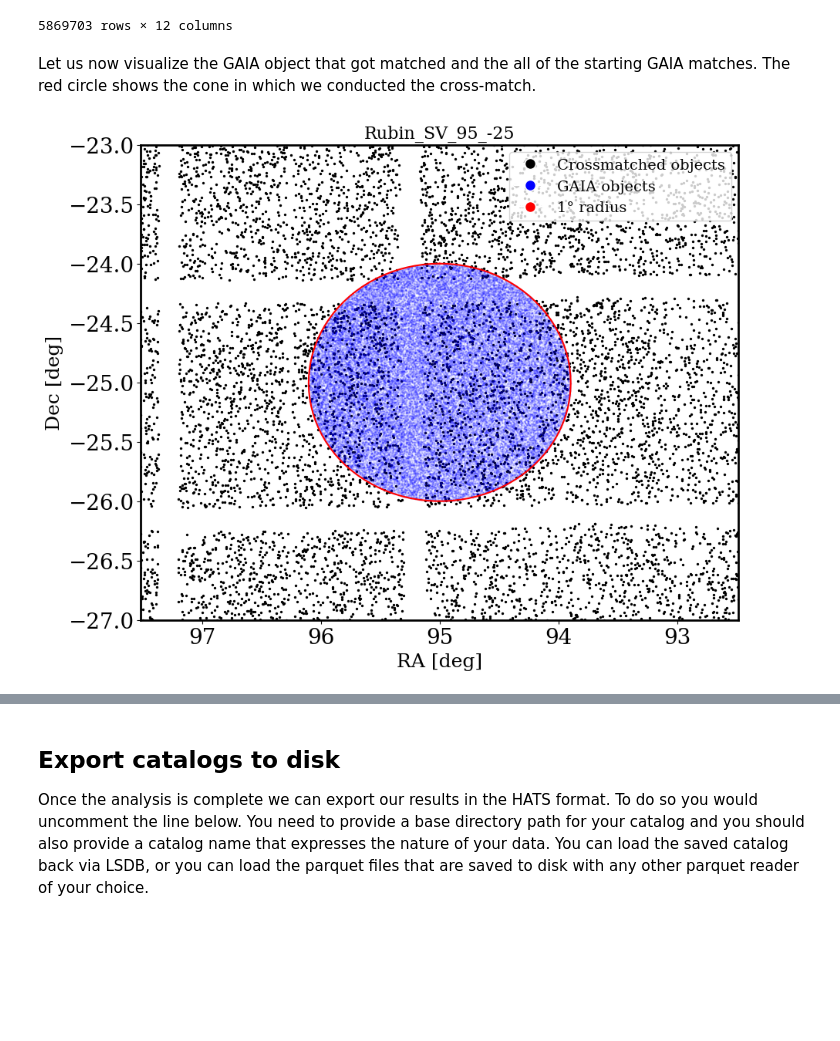
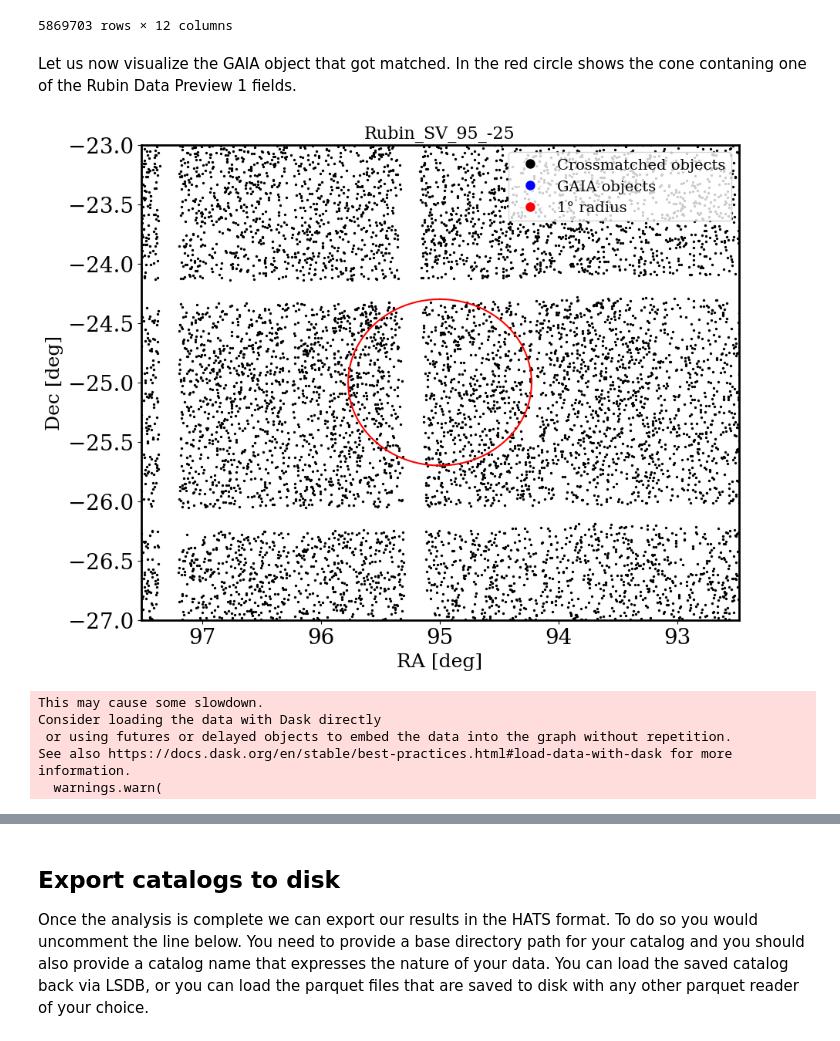
Before and after one commit to lincc-frameworks/midpoint-review, a Jupyter notebook: docs/notebooks/lsdb/Notebook_LSDB_HATS.ipynb, the cells around one changed output, grey strips where cells are left out. Cells and saved outputs as stored; diff of their text form; code cells hidden in the pictures; blank space fills up the shorter version.

Commit message:
added Rubin xmatch

```diff
--- a/docs/notebooks/lsdb/Notebook_LSDB_HATS.ipynb
+++ b/docs/notebooks/lsdb/Notebook_LSDB_HATS.ipynb
@@ -261,7 +258,7 @@ _, ax = ztf_object.plot_pixels(fig=fig)
 # Loop through all six fields and plot them with assigned colors and linestyles
 for name, cone in cones.items():
     color, linestyle = field_styles[name]  # Get assigned color and linestyle
-    cone.plot(edgecolor=color, facecolor="none", label=name, linewidth=2, linestyle=linestyle)
+    cone.plot(edgecolor=color, facecolor="none", label=name, linewidth=3, linestyle=linestyle)
 
 # Add a legend to distinguish the different fields (positioned in the upper right)
 plt.legend(loc="upper right")
@@ -281,7 +278,7 @@ _, ax = ztf_source.plot_pixels(fig=fig2)
 # Loop through all six fields and plot them with assigned colors and linestyles
 for name, cone in cones.items():
     color, linestyle = field_styles[name]  # Get assigned color and linestyle
-    cone.plot(edgecolor=color, facecolor="none", label=name, linewidth=2, linestyle=linestyle)
+    cone.plot(edgecolor=color, facecolor="none", label=name, linewidth=3, linestyle=linestyle)
 
 # Add a legend to distinguish the different fields (positioned in the upper right)
 plt.legend(loc="upper right")
@@ -400,4 +395,4 @@ Wall time: 24min 11s
 # %%
-total = pd.read_parquet("/astro/users/ncaplar/total.parquet")
+gaia_ztf_xmatch = pd.read_parquet("/sdf/home/n/ncaplar/total.parquet")
 # %%
 # this is the dataframe with all the computed objects
@@ -418,7 +413,7 @@ total
 | 3458763847989763944 | 315.032739 | -0.075784 | 0.320514 | 6.255071 | 5604.1304 | 4.536 | ... |
 5869703 rows × 12 columns
 # %% [markdown]
-Let us now visualize the GAIA object that got matched and the all of the starting GAIA matches. The red circle shows the cone in which we conducted the cross-match.
+Let us now visualize the GAIA object that got matched. In the red circle shows the cone contaning one of the Rubin Data Preview 1 fields.
 # %%
 # Define the field center for "Rubin_SV_95_-25"
 ra_center, dec_center = 95.00, -25.00
@@ -428,42 +423,41 @@ center = SkyCoord(ra=ra_center * u.deg, dec=dec_center * u.deg, frame="icrs")
 plt.figure(figsize=(10, 8))
 
 # Main scatter plots
-plt.scatter(total["ra_gaia"].values, total["dec_gaia"].values, color="black", s=2, label="Crossmatched data")
-plt.scatter(gaia_lite_computed["ra"], gaia_lite_computed["dec"], color="blue", s=0.8, alpha=0.1, label="GAIA data")
+plt.scatter(gaia_ztf_xmatch["ra_gaia"].values, gaia_ztf_xmatch["dec_gaia"].values, color="black", s=2, label="ZTF-GAIA Crossmatched")
 
 # Plot a 1-degree radius circle around the center
 circle_coord = center.directional_offset_by(
-    position_angle=np.linspace(0, 360, 100) * u.deg, separation=1 * u.deg
+    position_angle=np.linspace(0, 360, 100) * u.deg, separation=0.7 * u.deg
 )
-plt.plot(circle_coord.ra.deg, circle_coord.dec.deg, color="red", label="1° radius")
+plt.plot(circle_coord.ra.deg, circle_coord.dec.deg, color="red", label="Rubin SV_95_-25 field")
 
 # Ensure axis limits are set correctly (adjusting around the field center)
 plt.axis([ra_center - 2, ra_center + 2, dec_center - 2, dec_center + 2])
 plt.gca().set_autoscale_on(False)  # Prevent auto-rescaling
 
 # Ensure equal aspect ratio for RA and Dec
 plt.gca().set_aspect("equal", adjustable="datalim")
 # Labels and legend with bigger font and matching labels
-legend_labels = ["Crossmatched objects", "GAIA objects", "1° radius"]
-legend_colors = ["black", "blue", "red"]
+legend_labels = ["ZTF-GAIA Crossmatched", "1° radius"]
+legend_colors = ["black", "red"]
 legend_handles = [
     plt.Line2D([0], [0], marker="o", color="w", markerfacecolor=color, markersize=10)
     for color in legend_colors
 ]
 
 plt.legend(legend_handles, legend_labels, loc="upper right", fontsize=14, scatterpoints=1)
 
 # Labels
 plt.xlabel("RA [deg]", fontsize=18)
 plt.ylabel("Dec [deg]", fontsize=18)
 
 # Adjust the x-axis direction
 plt.gca().invert_xaxis()
 
 # Title to indicate the field being plotted
 plt.title("Rubin_SV_95_-25", fontsize=16)
 
 # Show the plot
 plt.show()
 # %% [output]
-[figure, old version]
+[figure, new version]
@@ -469,0 +472,10 @@ plt.show()
+# %%
+# and now we crossmatch with Rubin data!
+rubin_gaia_ztf = gaia_ztf_xmatch_lsdb.crossmatch(rubin)
+rubin_gaia_ztf_computed = rubin_gaia_ztf.compute()
+# %% [output]
+This may cause some slowdown.
+Consider loading the data with Dask directly
+ or using futures or delayed objects to embed the data into the graph without repetition.
+See also https://docs.dask.org/en/stable/best-practices.html#load-data-with-dask for more information.
+  warnings.warn(
```
Also changed, not shown: parts of 28 cells of this notebook.
